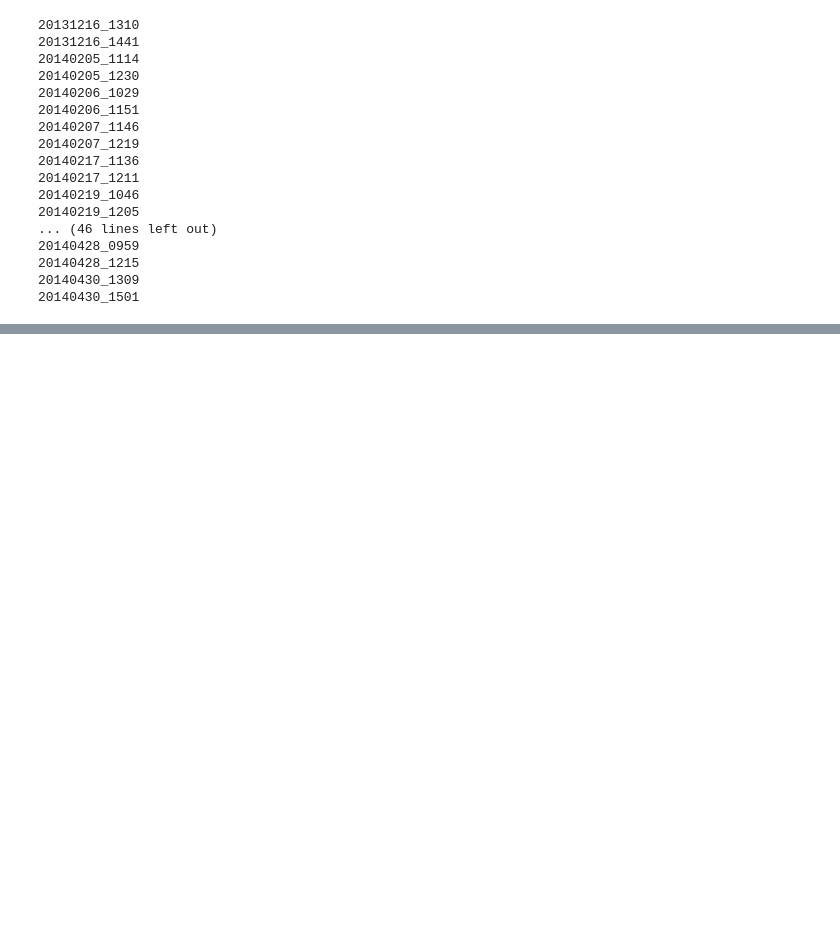
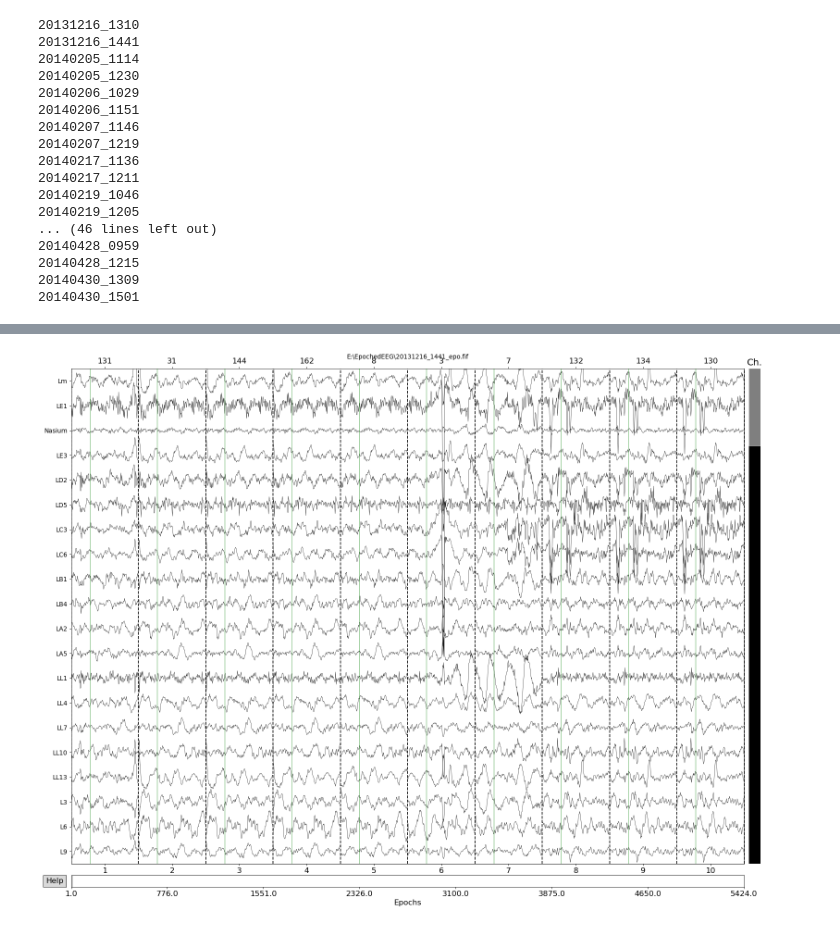
Before and after one commit to edrias/seniorprojecteeg, a Jupyter notebook: preprocessing/Artifact_Removal/Batch_ArtifactFilter_Epoch.ipynb, the cells around one changed output, grey strips where cells are left out. Saved outputs shown, nothing was run; the diff lists cells and outputs as text; code cells hidden in the pictures; blank space fills up the shorter version.

```diff
--- a/preprocessing/Artifact_Removal/Batch_ArtifactFilter_Epoch.ipynb
+++ b/preprocessing/Artifact_Removal/Batch_ArtifactFilter_Epoch.ipynb
@@ -278,0 +296,7 @@ for set_file in eeglab_files:
+# %%
+path = 'E:\EpochedEEG'
+epoch_files = os.listdir(path)
+# %%
+eeg_file = os.path.join(path,epoch_files[0])
+# %%
+epoch = mne.read_epochs(eeg_file, preload = True)
@@ -278,0 +314,4 @@ for set_file in eeglab_files:
+# %%
+epoch.plot(n_channels=20, n_epochs = 10, title = eeg_file);
+# %% [output]
+[figure, added]
```
Also changed, not shown: parts of 5 cells of this notebook, 8 other files.
